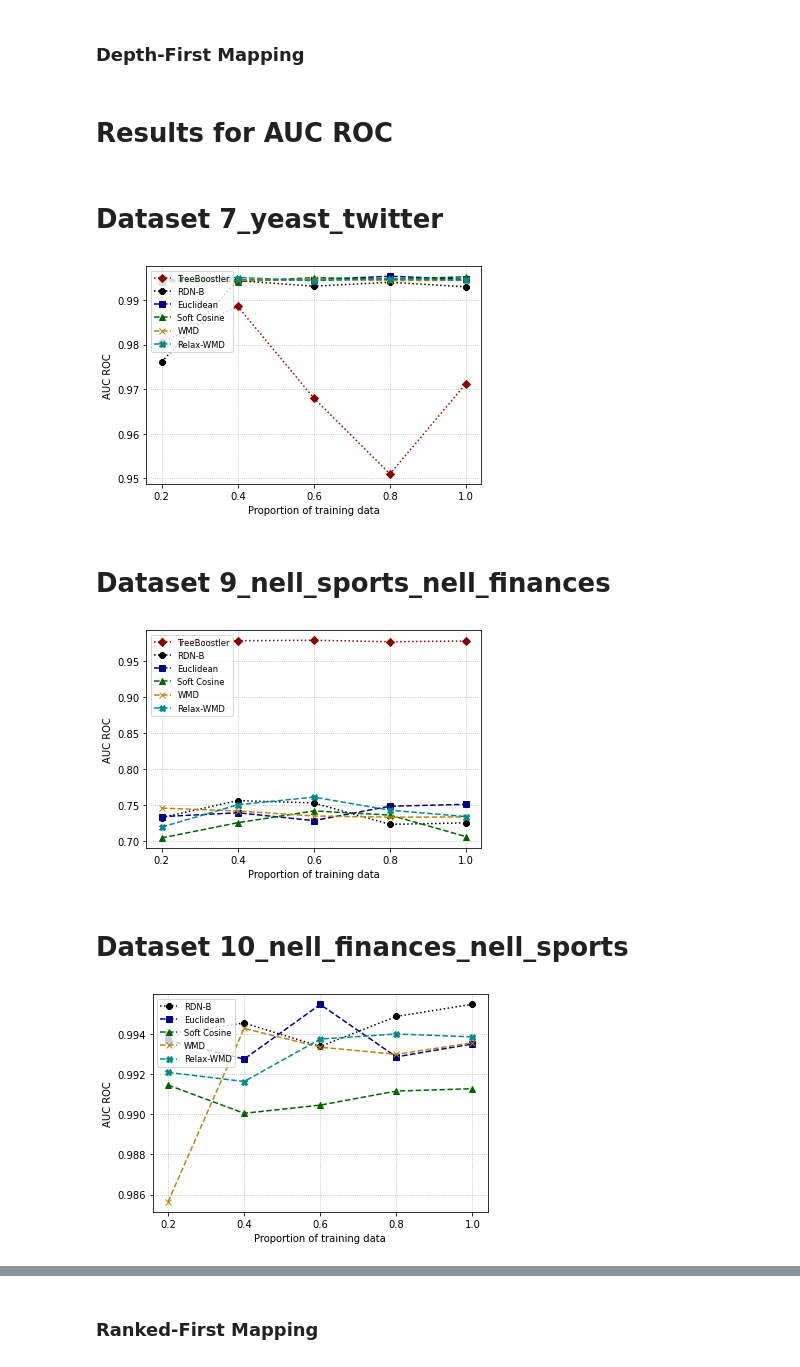
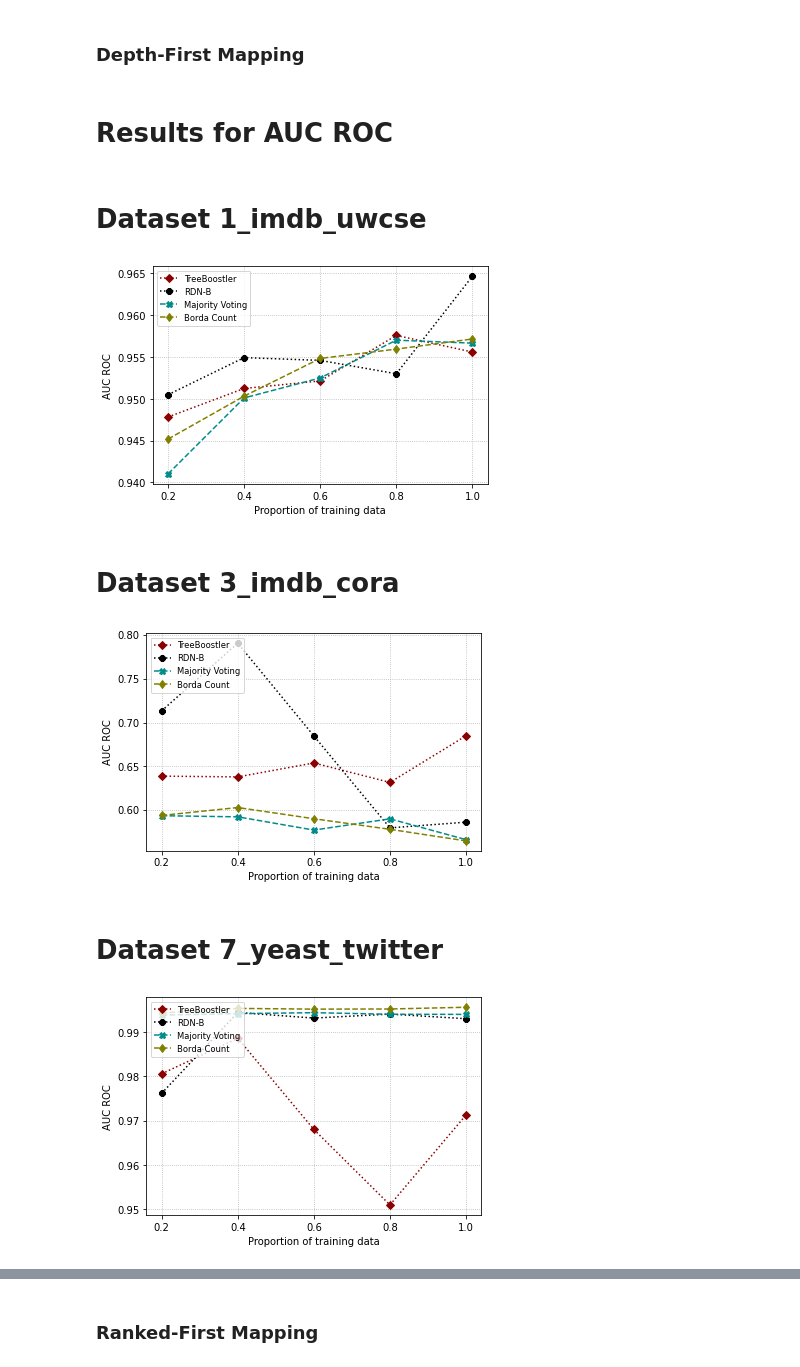
Before and after one commit to MeLLL-UFF/TransBoostler, a Jupyter notebook: 2. Curves Experiments.ipynb, the cells around one changed output, grey strips where cells are left out. Drawn from its saved outputs; the diff is of its cells as text; code cells hidden in the pictures.

```diff
--- a/2. Curves Experiments.ipynb
+++ b/2. Curves Experiments.ipynb
@@ -11,16 +11,16 @@ import os
 sim_metrics_list = ['Euclidean', 'SoftCosine', 'WMD', 'Relax-WMD']
 # %%
 experiments = [
-            #{'id': '1', 'source':'imdb', 'target':'uwcse', 'predicate':'workedunder', 'to_predicate':'advisedby', 'arity': 2},
+            {'id': '1', 'source':'imdb', 'target':'uwcse', 'predicate':'workedunder', 'to_predicate':'advisedby', 'arity': 2},
             #{'id': '2', 'source':'uwcse', 'target':'imdb', 'predicate':'advisedby', 'to_predicate':'workedunder', 'arity': 2},
-            #{'id': '3', 'source':'imdb', 'target':'cora', 'predicate':'workedunder', 'to_predicate':'samevenue', 'arity': 2},
+            {'id': '3', 'source':'imdb', 'target':'cora', 'predicate':'workedunder', 'to_predicate':'samevenue', 'arity': 2},
             #{'id': '4', 'source':'cora', 'target':'imdb', 'predicate':'samevenue', 'to_predicate':'workedunder', 'arity': 2},
             ##{'id': '5', 'source':'cora', 'target':'imdb', 'predicate':'sametitle', 'to_predicate':'workedunder', 'arity': 2},
             ##{'id': '6', 'source':'imdb', 'target':'cora', 'predicate':'workedunder', 'to_predicate':'sametitle', 'arity': 2},
             ##{'id': '5', 'source':'uwcse', 'target':'cora', 'predicate':'advisedby', 'to_predicate':'samevenue', 'arity': 2},
             ##{'id': '6', 'source':'cora', 'target':'uwcse', 'predicate':'samevenue', 'to_predicate':'advisedby', 'arity': 2},
             {'id': '7', 'source':'yeast', 'target':'twitter', 'predicate':'proteinclass', 'to_predicate':'accounttype', 'arity': 2},
-            #{'id': '8', 'source':'twitter', 'target':'yeast', 'predicate':'accounttype', 'to_predicate':'proteinclass', 'arity': 2},
+            {'id': '8', 'source':'twitter', 'target':'yeast', 'predicate':'accounttype', 'to_predicate':'proteinclass', 'arity': 2},
             {'id': '9', 'source':'nell_sports', 'target':'nell_finances', 'predicate':'teamplayssport', 'to_predicate':'companyeconomicsector', 'arity': 2},
             {'id': '10', 'source':'nell_finances', 'target':'nell_sports', 'predicate':'companyeconomicsector', 'to_predicate':'teamplayssport', 'arity': 2},
 ]
@@ -71,11 +71,14 @@ compare_stopwords = False
 #exp.remove({'id': '8', 'source':'twitter', 'target':'yeast', 'predicate':'accounttype', 'to_predicate':'proteinclass', 'arity': 2})
 # %%
 # Using stopwords
-path = f'/results/curves/{mapping_order}/w_stopwords/k_{k}/'
-data_softcosine_stopwords = load_data(experiments, 'softcosine', path)
-data_euclidean_stopwords = load_data(experiments, 'euclidean', path)
-data_wmd_stopwords = load_data(experiments, 'wmd', path)
-data_rwmd_stopwords = load_data(experiments, 'relax-wmd', path)
+path = f'/results/curves/{mapping_order}/'
+#data_softcosine_stopwords = load_data(experiments, 'softcosine', path)
+#data_euclidean_stopwords = load_data(experiments, 'euclidean', path)
+#data_wmd_stopwords = load_data(experiments, 'wmd', path)
+#data_rwmd_stopwords = load_data(experiments, 'relax-wmd', path)
+
+data_majority_stopwords = load_data(experiments, 'majority_vote', path)
+data_borda_stopwords = load_data(experiments, 'borda_count', path)
 
 if compare_stopwords:
     # Removing stopwords
@@ -94,12 +97,13 @@ for metric in ['AUC ROC', 'AUC PR']:
     table = []
     for j in range(len(experiments)):
         dataset = experiments[j]['id'] + '_' + experiments[j]['source'] + '_' + experiments[j]['target']
-        if dataset in data_euclidean_stopwords:
+        if dataset in data_majority_stopwords:
 
             softcosine_stopwords, softcosine_no_stopwords = [], []
             euclidean_stopwords, euclidean_no_stopwords = [], []
             wmd_stopwords, wmd_no_stopwords = [], []
             relax_wmd_stopwords, relax_wmd_no_stopwords = [], []
+            majority_stopwords, borda_stopwords = [], []
 
             tree = []
             rdn_b_p = []
@@ -112,10 +116,13 @@ for metric in ['AUC ROC', 'AUC PR']:
                     treeboostler = np.array([(np.array([item['transfer_'+str(amount)][metric] for item in sublist])).mean() for sublist in treeboostler_data[str(dataset)]])
 
                 # Using stopwords
-                results_using_stopwords['softcosine'] = np.array([(np.array([item['transfer_'+str(amount)][metric] for item in sublist])).mean() for sublist in data_softcosine_stopwords[str(dataset)]])
-                results_using_stopwords['euclidean'] = np.array([(np.array([item['transfer_'+str(amount)][metric] for item in sublist])).mean() for sublist in data_euclidean_stopwords[str(dataset)]])
-                results_using_stopwords['wmd'] = np.array([(np.array([item['transfer_'+str(amount)][metric] for item in sublist])).mean() for sublist in data_wmd_stopwords[str(dataset)]])
-                results_using_stopwords['rwmd'] = np.array([(np.array([item['transfer_'+str(amount)][metric] for item in sublist])).mean() for sublist in data_rwmd_stopwords[str(dataset)]])
+                #results_using_stopwords['softcosine'] = np.array([(np.array([item['transfer_'+str(amount)][metric] for item in sublist])).mean() for sublist in data_softcosine_stopwords[str(dataset)]])
+                #results_using_stopwords['euclidean'] = np.array([(np.array([item['transfer_'+str(amount)][metric] for item in sublist])).mean() for sublist in data_euclidean_stopwords[str(dataset)]])
+                #results_using_stopwords['wmd'] = np.array([(np.array([item['transfer_'+str(amount)][metric] for item in sublist])).mean() for sublist in data_wmd_stopwords[str(dataset)]])
+                #results_using_stopwords['rwmd'] = np.array([(np.array([item['transfer_'+str(amount)][metric] for item in sublist])).mean() for sublist in data_rwmd_stopwords[str(dataset)]])
+
+                results_using_stopwords['majority_vote'] = np.array([(np.array([item['transfer_'+str(amount)][metric] for item in sublist])).mean() for sublist in data_majority_stopwords[str(dataset)]])
+                results_using_stopwords['borda_count'] = np.array([(np.array([item['transfer_'+str(amount)][metric] for item in sublist])).mean() for sublist in data_borda_stopwords[str(dataset)]])
 
                 if compare_stopwords:
                     #Removing stopwords
@@ -132,10 +139,13 @@ for metric in ['AUC ROC', 'AUC PR']:
                 if(experiments[j]['id'] != '10'):
                     tree.append(treeboostler.mean())
 
-                softcosine_stopwords.append(results_using_stopwords['softcosine'].mean())
-                euclidean_stopwords.append(results_using_stopwords['euclidean'].mean())
-                wmd_stopwords.append(results_using_stopwords['wmd'].mean())
-                relax_wmd_stopwords.append(results_using_stopwords['rwmd'].mean())
+                #softcosine_stopwords.append(results_using_stopwords['softcosine'].mean())
+                #euclidean_stopwords.append(results_using_stopwords['euclidean'].mean())
+                #wmd_stopwords.append(results_using_stopwords['wmd'].mean())
+                #relax_wmd_stopwords.append(results_using_stopwords['rwmd'].mean())
+
+                majority_stopwords.append(results_using_stopwords['majority_vote'].mean())
+                borda_stopwords.append(results_using_stopwords['borda_count'].mean())
 
                 if compare_stopwords:
                     softcosine_no_stopwords.append(results_removing_stopwords['softcosine'].mean())
@@ -147,41 +157,44 @@ for metric in ['AUC ROC', 'AUC PR']:
 
             t = [0.2, 0.4, 0.6, 0.8, 1.0]
             display(Markdown(f'# Dataset {dataset}'))
 
             fig, ax = plt.subplots()
 
             #Baselines
             if(experiments[j]['id'] != '10'):
                 ax.plot(t, tree, 'D-', linestyle='dotted', color='darkred', label='TreeBoostler')
             ax.plot(t, rdn_b_p, '8-', linestyle='dotted', color='black', label='RDN-B')
 
-            ax.plot(t, euclidean_stopwords, 's-', linestyle='--', color='darkblue', label='Euclidean')
-            ax.plot(t, softcosine_stopwords, '^-', linestyle='--', color='darkgreen', label='Soft Cosine')
-            ax.plot(t, wmd_stopwords, 'x-', linestyle='--', color='darkgoldenrod', label='WMD')
-            ax.plot(t, relax_wmd_stopwords, 'X-', linestyle='--', color='darkcyan', label='Relax-WMD')
+            #ax.plot(t, euclidean_stopwords, 's-', linestyle='--', color='darkblue', label='Euclidean')
+            #ax.plot(t, softcosine_stopwords, '^-', linestyle='--', color='darkgreen', label='Soft Cosine')
+            #ax.plot(t, wmd_stopwords, 'x-', linestyle='--', color='darkgoldenrod', label='WMD')
+            #ax.plot(t, relax_wmd_stopwords, 'X-', linestyle='--', color='darkcyan', label='Relax-WMD')
+
+            ax.plot(t, majority_stopwords, 'X-', linestyle='--', color='darkcyan', label='Majority Voting')
+            ax.plot(t, borda_stopwords, 'd-', linestyle='--', color='olive', label='Borda Count')
 
             if compare_stopwords:
                 ax.plot(t, euclidean, 's-', linestyle='--', color='b', label='Euclidean No Stopwords')
                 ax.plot(t, softcosine, 's-', linestyle='--', color='r', label='SoftCosine No Stopwords')
                 ax.plot(t, wmd, 'x-', linestyle='--', color='g', label='WMD No Stopwords')
                 ax.plot(t, relax_wmd, 'x-', linestyle='--', color='m', label='Relax-WMD No Stopwords')
 
 
             ax.set(xlabel='Proportion of training data', ylabel=metric)
             ax.grid(linestyle = ':')
             ax.legend(loc='upper left', fontsize='small', frameon=True)
             plt.xticks(t,t)
             plt.show()
 
             #plt.show()
             metric_name = '_'.join(metric.split())
-            fig.savefig(f'learning_curves/{mapping_order}/{metric_name}/{dataset}.jpg', bbox_inches='tight')
+            #fig.savefig(f'learning_curves/{mapping_order}/{metric_name}/{dataset}.pdf', bbox_inches='tight')
             #fig.savefig("learning_curves/{}_{}.pdf".format(dataset, ))
 # %% [output]
 # Results for AUC ROC
-# Dataset 7_yeast_twitter
+# Dataset 1_imdb_uwcse
-[figure, old version]
+[figure, new version]
-# Dataset 9_nell_sports_nell_finances
+# Dataset 3_imdb_cora
-[figure, old version]
+[figure, new version]
-# Dataset 10_nell_finances_nell_sports
+# Dataset 7_yeast_twitter
-[figure, old version]
+[figure, new version]
```
Also changed, not shown: parts of 4 cells of this notebook, 1 other file.
